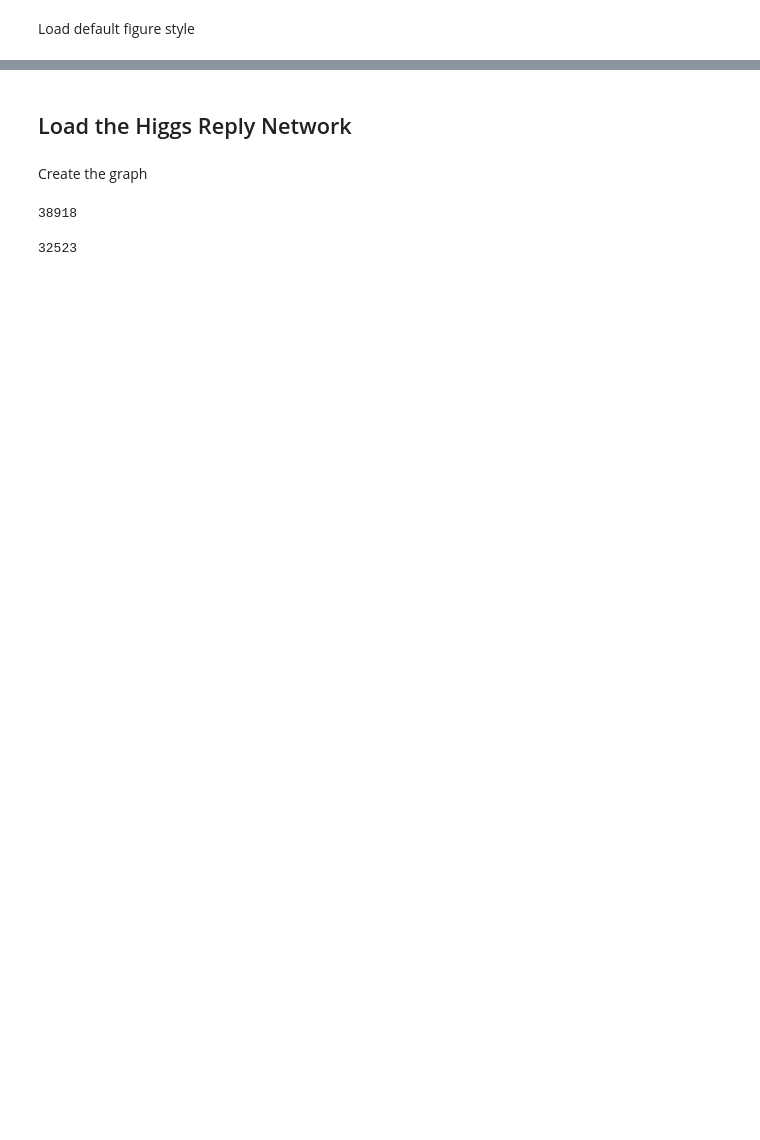
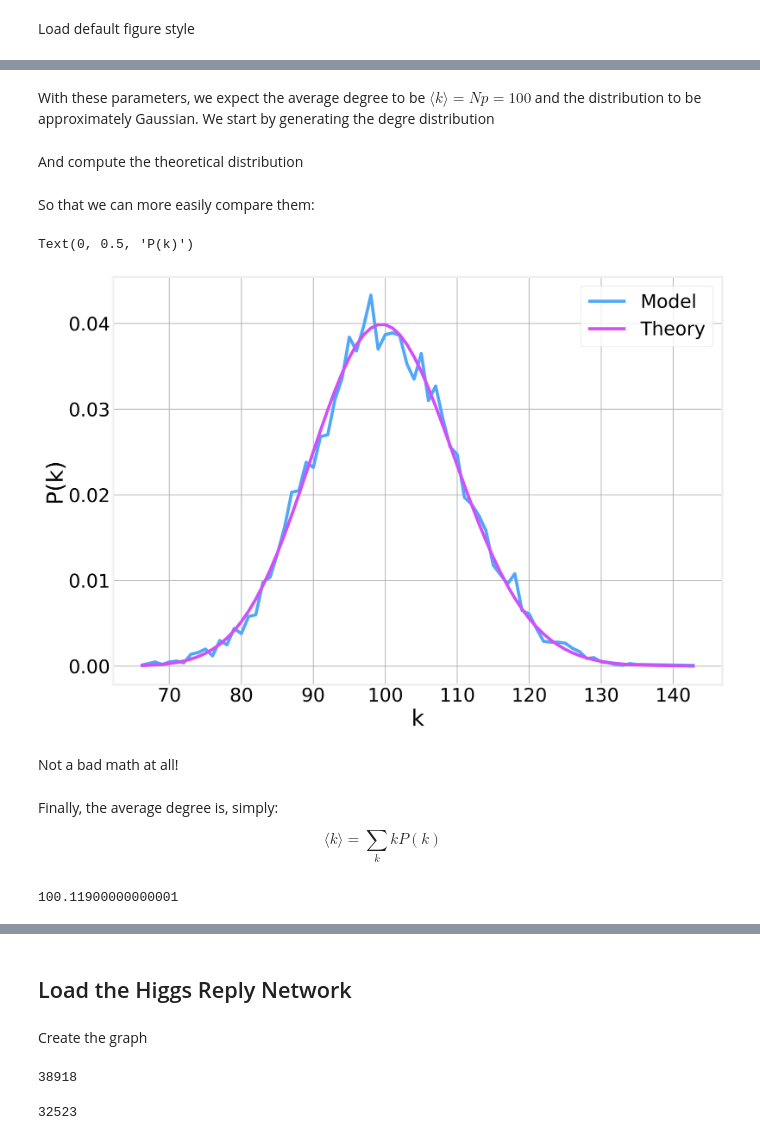
Before and after one commit to DataForScience/PyData2021, a Jupyter notebook: 4. Social Networks.ipynb, the cells around one changed output, grey strips where cells are left out. Drawn from its saved outputs; the diff is of its cells as text; code cells hidden in the pictures; blank space fills up the shorter version.

```diff
--- a/4. Social Networks.ipynb
+++ b/4. Social Networks.ipynb
@@ -166,0 +68,18 @@ Let us now consider a more interesting example
+# %%
+def erdos_renyi_graph(N, p):
+    nodes = list(range(N))
+    edges = []
+
+    # Try every pair of edges
+    for i in range(N):
+        for j in range(i+1, N):
+
+            # add edge with probability p
+            if np.random.random() < p:
+                edges.append((i, j))
+
+    G = nx.Graph()
+    G.add_nodes_from(nodes)
+    G.add_edges_from(edges)
+
+    return G
@@ -166,0 +88,34 @@ Let us now consider a more interesting example
+# %%
+ER = erdos_renyi_graph(10_000, 0.01)
+# %% [markdown]
+With these parameters, we expect the average degree to be $\langle k\rangle=Np=100$ and the distribution to be approximately Gaussian. We start by generating the degre distribution
+# %%
+Pk = pd.DataFrame(Counter(dict(ER.degree()).values()).items(), columns=['k', 'Pk']).sort_values('k')
+Pk.Pk/=10_000
+# %% [markdown]
+And compute the theoretical distribution
+# %%
+Pk_theory = Pk.copy()
+Pk_theory.Pk = Pk_theory.k.map(lambda k: np.exp(-100)/np.math.factorial(k)*100**k)
+# %% [markdown]
+So that we can more easily compare them:
+# %%
+ax = Pk.plot(x='k', y='Pk')
+Pk_theory.plot(x='k', y='Pk', ax=ax)
+ax.legend(['Model', 'Theory'])
+ax.set_xlabel('k')
+ax.set_ylabel('P(k)')
+# %% [output]
+Text(0, 0.5, 'P(k)')
+[figure, added]
+# %% [markdown]
+Not a bad math at all!
+# %% [markdown]
+Finally, the average degree is, simply:
+
+$$\langle k \rangle=\sum_k k P(k)$$
+# %%
+kavg = np.dot(Pk.k, Pk.Pk)
+print(kavg)
+# %% [output]
+100.11900000000001
```
Also changed, not shown: parts of 92 cells of this notebook, 2 other files.
